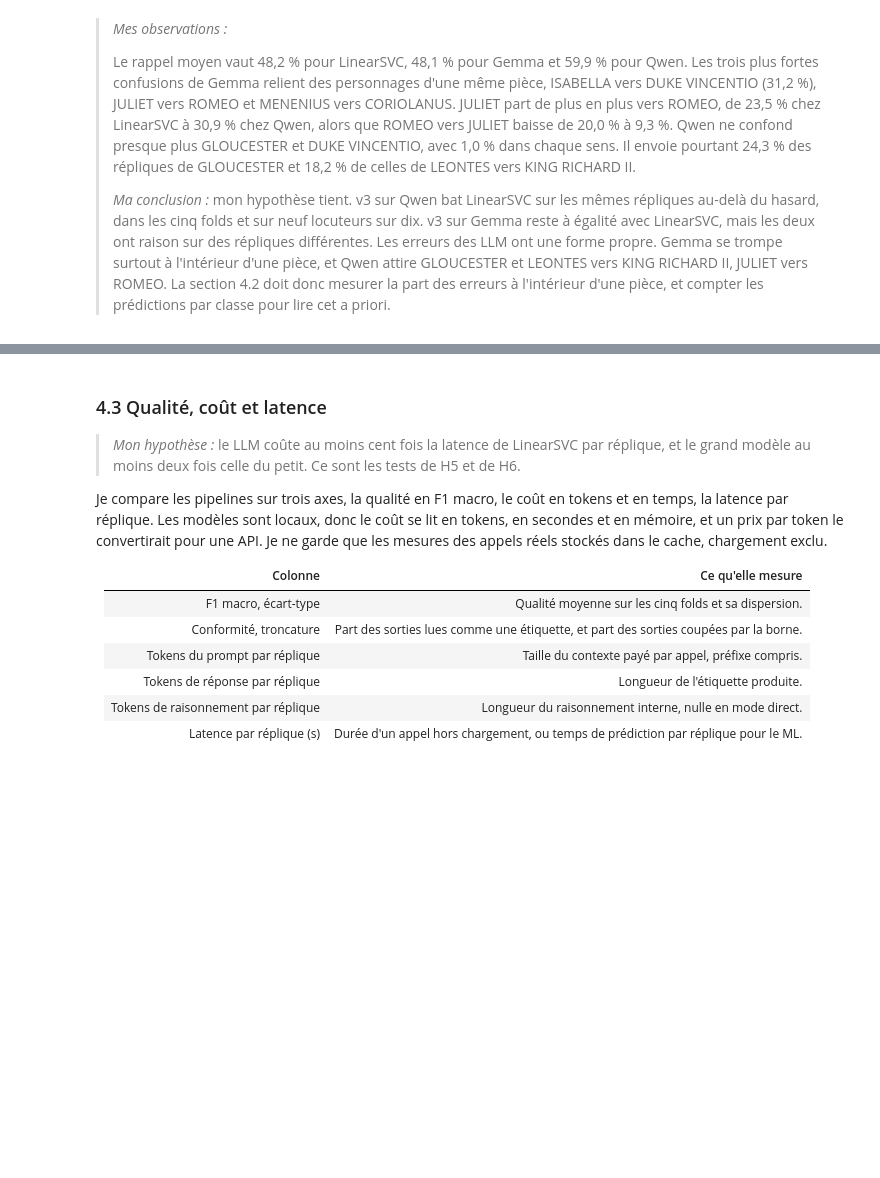
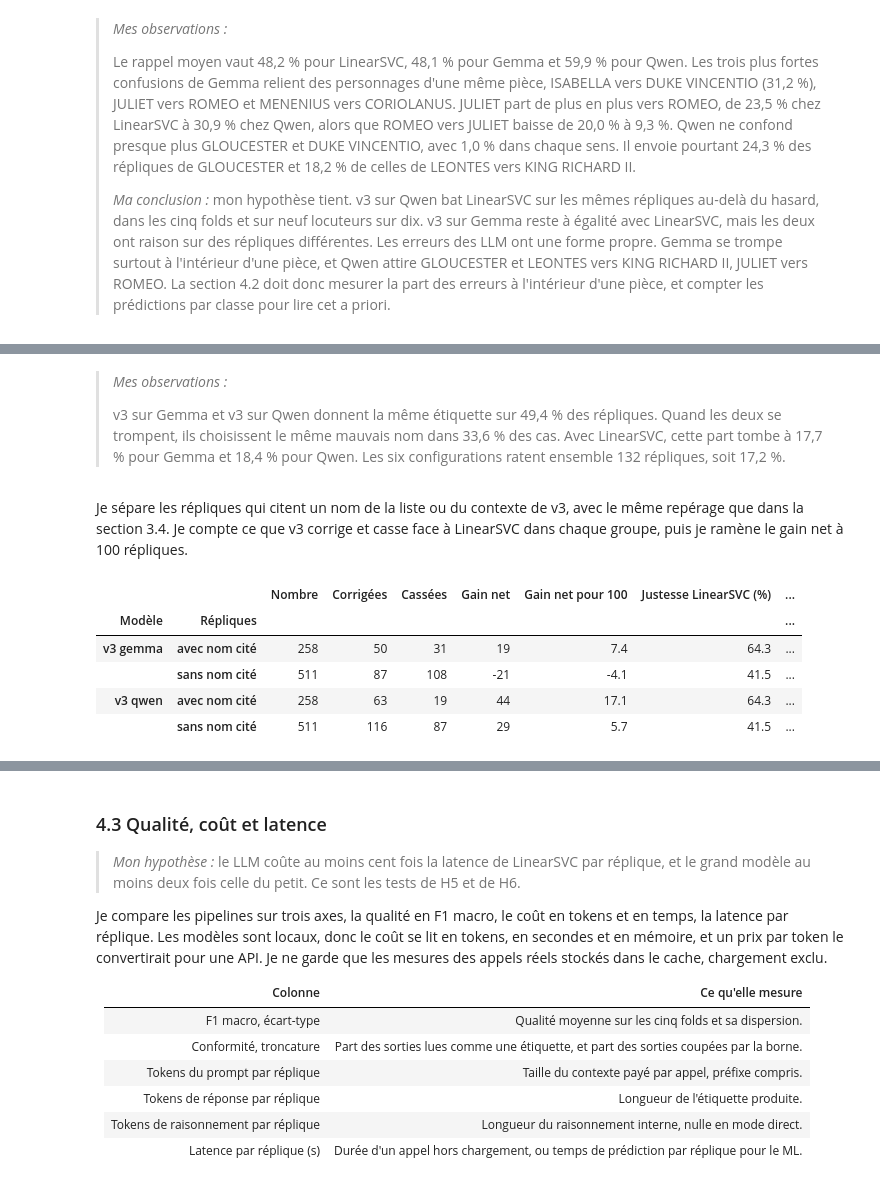
Before and after one commit to mcrayssac/ING3_IAA_GB_NLP, a Jupyter notebook: TP3_NLP_prompting.ipynb, the cells around one changed output, grey strips where cells are left out. Saved outputs shown, nothing was run; the diff lists cells and outputs as text; code cells hidden in the pictures; blank space fills up the shorter version.

```diff
--- a/TP3_NLP_prompting.ipynb
+++ b/TP3_NLP_prompting.ipynb
@@ -2026,0 +2207,32 @@ Les deux modèles échouent-ils sur les mêmes répliques ? Je mesure leur taux
+# %% [markdown]
+> *Mes observations :*
+>
+> v3 sur Gemma et v3 sur Qwen donnent la même étiquette sur 49,4 % des répliques. Quand les deux se trompent, ils choisissent le même mauvais nom dans 33,6 % des cas. Avec LinearSVC, cette part tombe à 17,7 % pour Gemma et 18,4 % pour Qwen. Les six configurations ratent ensemble 132 répliques, soit 17,2 %.
+# %% [markdown]
+Je sépare les répliques qui citent un nom de la liste ou du contexte de v3, avec le même repérage que dans la section 3.4. Je compte ce que v3 corrige et casse face à LinearSVC dans chaque groupe, puis je ramène le gain net à 100 répliques.
+# %%
+# Répliques corrigées et cassées par v3 face à LinearSVC, selon qu'elles citent un nom ou non.
+cite_769 = X_train.str.contains('|'.join(rf'\b{nom}\b' for nom in NOMS_CITES))
+
+
+def ligne_cite(nom: str, libelle: str, masque: pd.Series) -> dict:
+    """Bilan face à LinearSVC sur un groupe de répliques, gain net pour 100 et justesses."""
+    vrais, svc = y_train[masque], resultats['LinearSVC TP1']['predictions'][masque]
+    predits = resultats[nom]['predictions'][masque]
+    bilan = bilan_changement(vrais, svc, predits)
+    return {'Modèle': nom, 'Répliques': libelle, 'Nombre': int(masque.sum()), **bilan,
+            'Gain net pour 100': pourcentage(bilan['Gain net'], masque.sum()),
+            'Justesse LinearSVC (%)': pourcentage((svc == vrais).sum(), masque.sum()),
+            'Justesse du modèle (%)': pourcentage((predits == vrais).sum(), masque.sum())}
+
+
+lignes_cite = [ligne_cite(nom, libelle, masque) for nom in ('v3 gemma', 'v3 qwen')
+               for libelle, masque in (('avec nom cité', cite_769), ('sans nom cité', ~cite_769))]
+display(pd.DataFrame(lignes_cite).set_index(['Modèle', 'Répliques']).round(1))
+# %% [output]
+|  |  | Nombre | Corrigées | Cassées | Gain net | Gain net pour 100 | Justesse LinearSVC (%) | ... |
+| Modèle | Répliques |  |  |  |  |  |  | ... |
+| v3 gemma | avec nom cité | 258 | 50 | 31 | 19 | 7.4 | 64.3 | ... |
+|  | sans nom cité | 511 | 87 | 108 | -21 | -4.1 | 41.5 | ... |
+| v3 qwen | avec nom cité | 258 | 63 | 19 | 44 | 17.1 | 64.3 | ... |
+|  | sans nom cité | 511 | 116 | 87 | 29 | 5.7 | 41.5 | ... |
```
Also changed, not shown: parts of 15 cells of this notebook.
